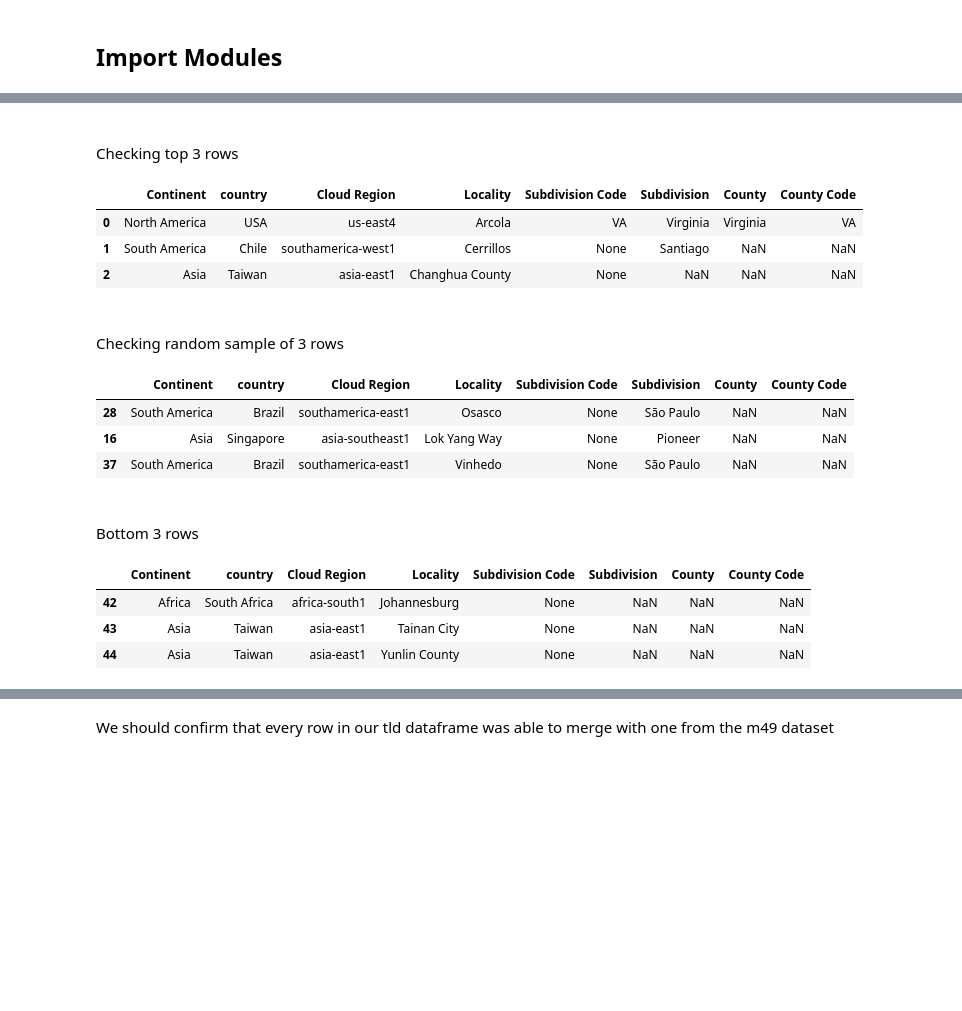
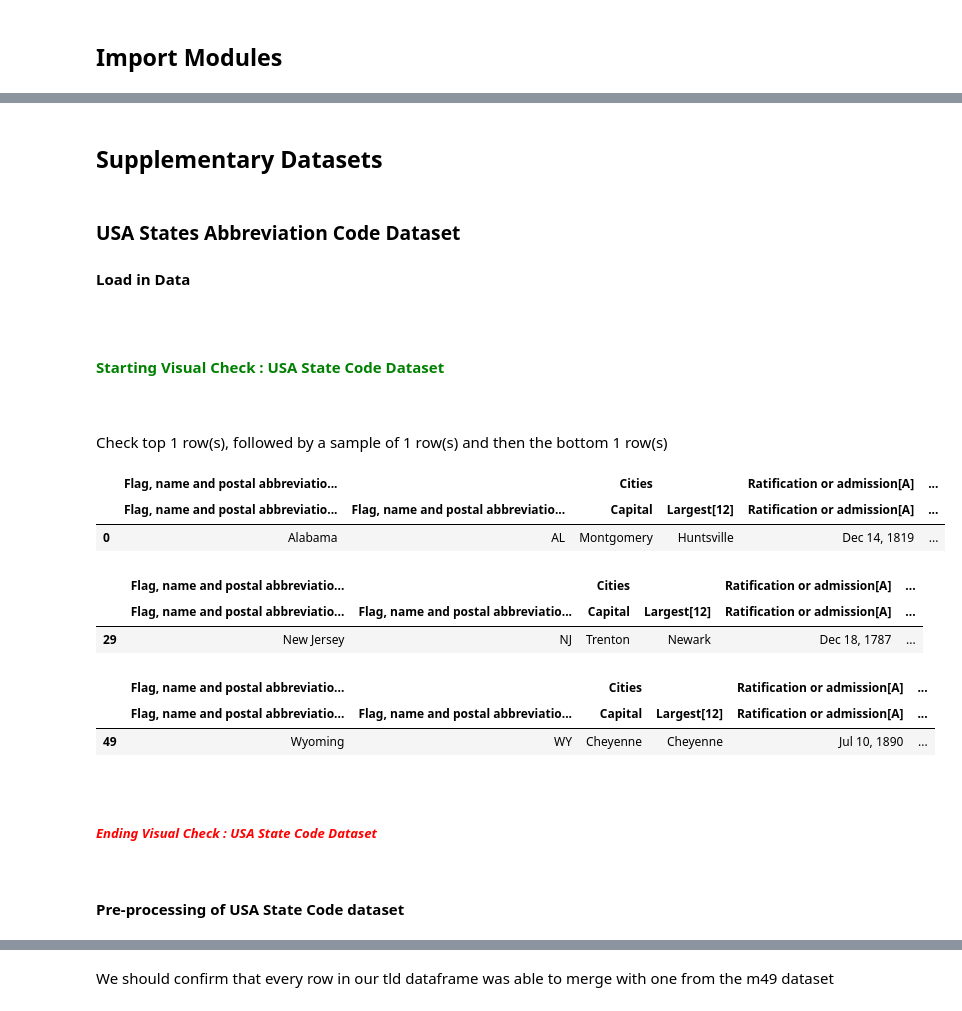
Before and after one commit to craig-dougan-maersk/MSc_Software_Eng_DataEngineering_Submission, a Jupyter notebook: countries_combine_all_clouds.ipynb, the cells around one changed output, grey strips where cells are left out. Drawn from its saved outputs; the diff is of its cells as text; code cells hidden in the pictures; blank space fills up the shorter version.

```diff
--- a/countries_combine_all_clouds.ipynb
+++ b/countries_combine_all_clouds.ipynb
@@ -173,27 +251,31 @@ def clean_us_state_abbreviation_dataset(input_df):
 # %%
-tld_df = get_tld_country_dataset()
-m49_df = get_m49_country_dataset()
-us_states_df = get_us_state_abbreviation_dataset_from_web()
-us_states_df = clean_us_state_abbreviation_dataset(us_states_df)
 
 aws_region_df = get_aws_region_dataset()
+
+azure_df = azure_region_dataset()
+azure_df = clean_azure_region_dataset(azure_df)
 google_region_df = get_google_region_dataset()
-google_region_df = clean_google_region_dataset(google_region_df,us_states_df)
-
-visual_check_dataframe(google_region_df)
+google_region_df = clean_google_region_dataset(google_region_df,usa_states_df)
-# %% [output]
-Checking top 3 rows
-|  | Continent | country | Cloud Region | Locality | Subdivision Code | Subdivision | County | County Code |
-| 0 | North America | USA | us-east4 | Arcola | VA | Virginia | Virginia | VA |
-| 1 | South America | Chile | southamerica-west1 | Cerrillos | None | Santiago | NaN | NaN |
-| 2 | Asia | Taiwan | asia-east1 | Changhua County | None | NaN | NaN | NaN |
-Checking random sample of 3 rows
-|  | Continent | country | Cloud Region | Locality | Subdivision Code | Subdivision | County | County Code |
-| 28 | South America | Brazil | southamerica-east1 | Osasco | None | São Paulo | NaN | NaN |
-| 16 | Asia | Singapore | asia-southeast1 | Lok Yang Way | None | Pioneer | NaN | NaN |
-| 37 | South America | Brazil | southamerica-east1 | Vinhedo | None | São Paulo | NaN | NaN |
-Bottom 3 rows
-|  | Continent | country | Cloud Region | Locality | Subdivision Code | Subdivision | County | County Code |
-| 42 | Africa | South Africa | africa-south1 | Johannesburg | None | NaN | NaN | NaN |
-| 43 | Asia | Taiwan | asia-east1 | Tainan City | None | NaN | NaN | NaN |
-| 44 | Asia | Taiwan | asia-east1 | Yunlin County | None | NaN | NaN | NaN |
+# %% [markdown]
+## Supplementary Datasets
+# %% [markdown]
+### USA States Abbreviation Code Dataset
+#### Load in Data
+# %%
+usa_states_df = get_us_state_abbreviation_dataset_from_web()
+visual_check_dataframe(usa_states_df,"USA State Code Dataset", rows=1)
+# %% [output]
+Starting Visual Check : USA State Code Dataset
+Check top 1 row(s), followed by a sample of 1 row(s) and then the bottom 1 row(s)
+|  | Flag, name and postal abbreviatio... |  | Cities |  | Ratification or admission[A] | ... |
+|  | Flag, name and postal abbreviatio... | Flag, name and postal abbreviatio... | Capital | Largest[12] | Ratification or admission[A] | ... |
+| 0 | Alabama | AL | Montgomery | Huntsville | Dec 14, 1819 | ... |
+|  | Flag, name and postal abbreviatio... |  | Cities |  | Ratification or admission[A] | ... |
+|  | Flag, name and postal abbreviatio... | Flag, name and postal abbreviatio... | Capital | Largest[12] | Ratification or admission[A] | ... |
+| 29 | New Jersey | NJ | Trenton | Newark | Dec 18, 1787 | ... |
+|  | Flag, name and postal abbreviatio... |  | Cities |  | Ratification or admission[A] | ... |
+|  | Flag, name and postal abbreviatio... | Flag, name and postal abbreviatio... | Capital | Largest[12] | Ratification or admission[A] | ... |
+| 49 | Wyoming | WY | Cheyenne | Cheyenne | Jul 10, 1890 | ... |
+Ending Visual Check : USA State Code Dataset
+# %% [markdown]
+#### Pre-processing of USA State Code dataset
```
Also changed, not shown: parts of 30 cells of this notebook.
